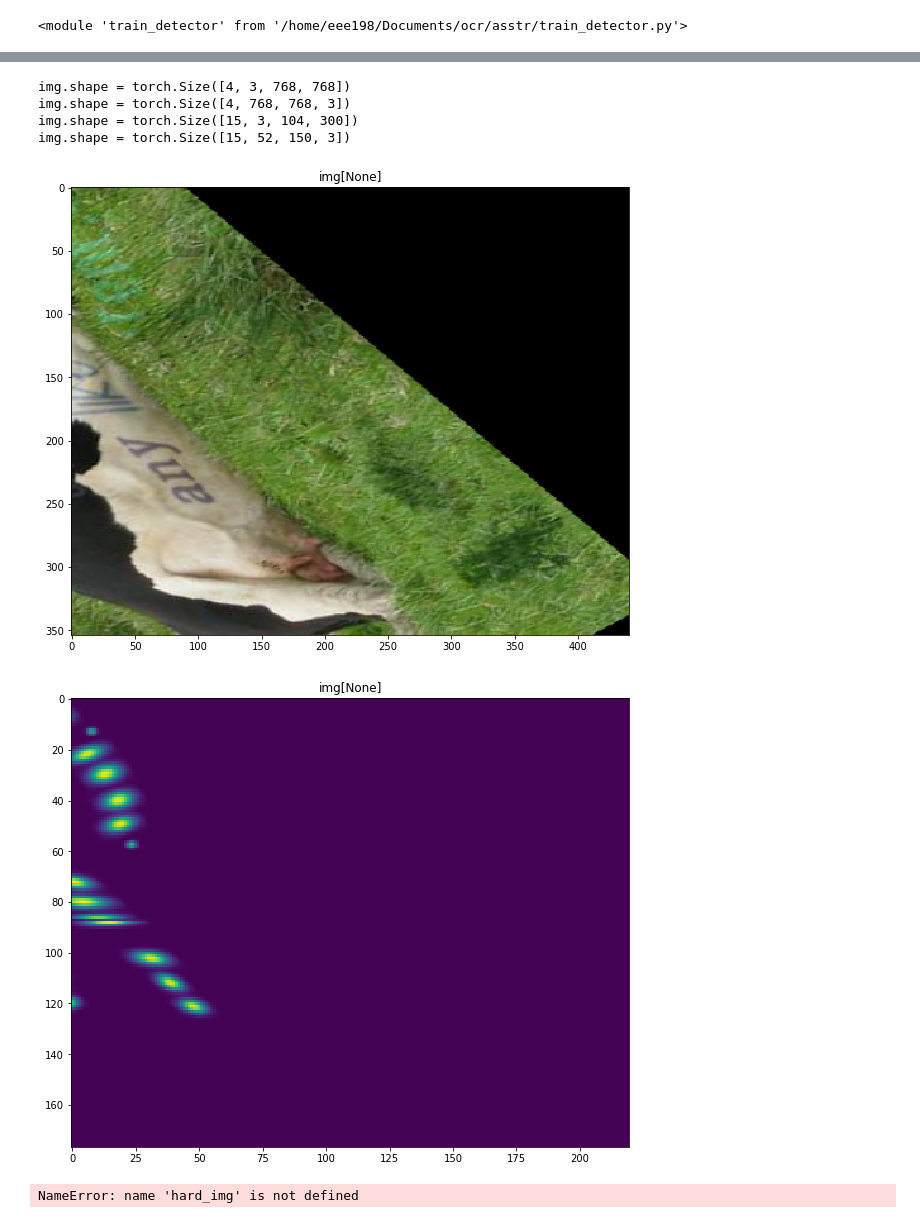
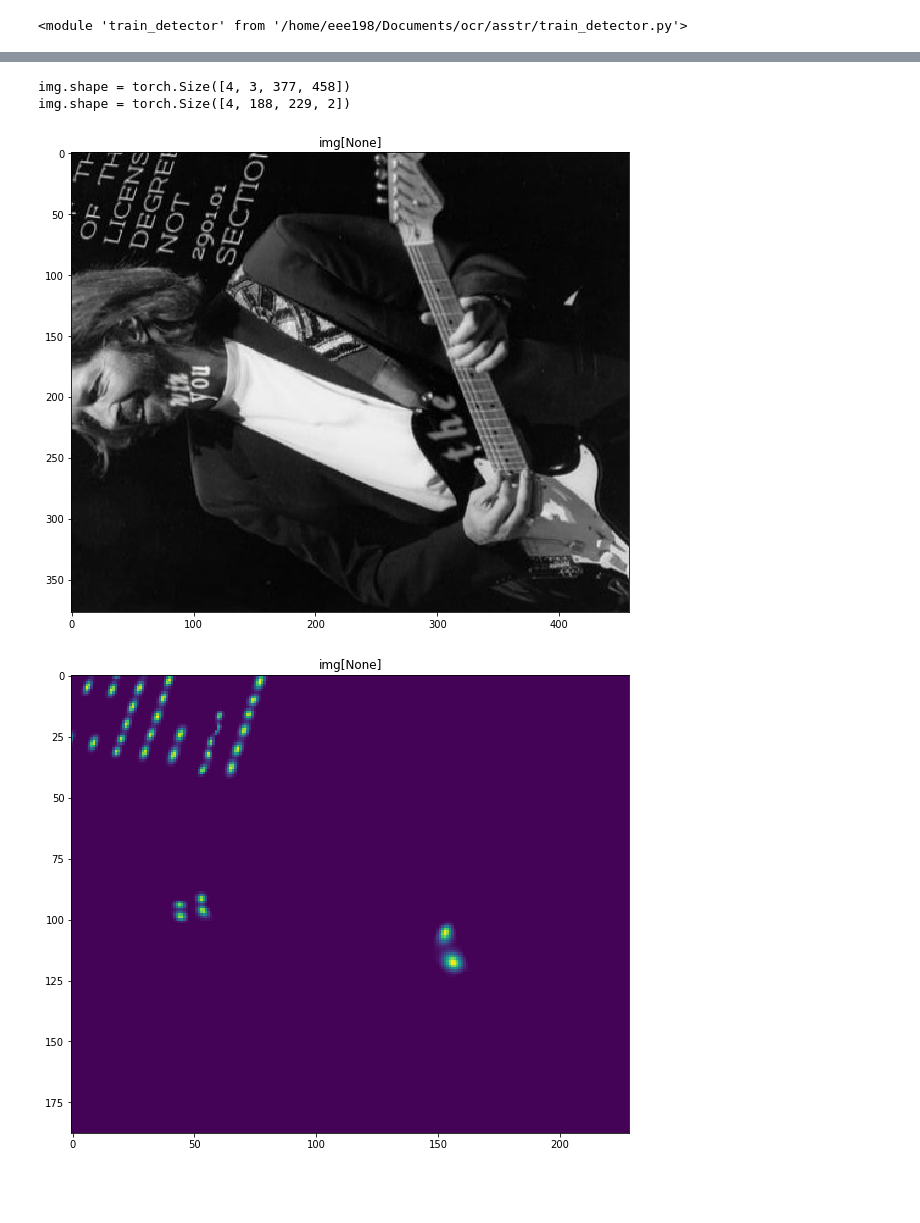
Before and after one commit to aerjayc/asstr, a Jupyter notebook: train_detector.ipynb, the cells around one changed output, grey strips where cells are left out. Drawn from its saved outputs; the diff is of its cells as text; code cells hidden in the pictures; blank space fills up the shorter version.

```diff
--- a/train_detector.ipynb
+++ b/train_detector.ipynb
@@ -68,12 +65,0 @@ retval = train_detector.train_loop(dataloader, model, criterion, optimizer,
-# %%
-for img,gt in dataloader:
-    print(f"img.shape = {img.shape}")
-    print(f"gt.shape = {gt.shape}")
-#     print(f"hard_img.shape = {hard_img.shape}")
-#     print(f"hard_gt.shape = {hard_gt.shape}")
-    break
-
-dir_maps = gt[0].permute(2,0,1)
-print(dir_maps.shape)
-print(torch.max(dir_maps[2]))
-print(torch.min(dir_maps[2]))
@@ -94,2 +65,0 @@ reload(train_detector)
-# %%
-train_detector.train_loop(dataloader, model, criterion, optimizer, weight_dir, overfit=True)
@@ -222,49 +68,42 @@ CRAFT(
 # %%
-for img, gt, hard_img, hard_gt in dataloader:
+for img, gt in dataloader:
     print(f"img.shape = {img.shape}")
     print(f"img.shape = {gt.shape}")
-    print(f"img.shape = {hard_img.shape}")
-    print(f"img.shape = {hard_gt.shape}")
     break
 # %% [output]
-img.shape = torch.Size([4, 3, 768, 768])
-img.shape = torch.Size([4, 768, 768, 3])
-img.shape = torch.Size([15, 3, 104, 300])
-img.shape = torch.Size([15, 52, 150, 3])
+img.shape = torch.Size([4, 3, 377, 458])
+img.shape = torch.Size([4, 188, 229, 2])
 # %%
 def show_samples(imgs, i=None, feature_type="img", title=None, channel=None):
     imgs = imgs.detach().cpu().numpy()
     if i == None:
         img = imgs
     else:
         img = imgs[i]
 
     if feature_type == "img":
         img = img.transpose(1,2,0)
     elif feature_type == "gt":
         pass
 
     if channel != None:
         img = img[:,:,channel]
 
     if title is None:
         title = f"img[{i}]"
 
     plt.figure(figsize=(10,10))
     plt.title(title)
     plt.imshow(img, interpolation='nearest')
 
     plt.show()
 
-i = 2
+i = 0
 show_samples(img[i])
-show_samples(gt[i], feature_type="gt", channel=0)
-show_samples(hard_img[i])
-show_samples(hard_gt[i], feature_type="gt", channel=0)
+show_samples(gt[i], feature_type="gt", channel=1)
 # %% [output]
-[figure, old version]
+[figure, new version]
-[figure, old version]
+[figure, new version]
-NameError: name 'hard_img' is not defined
 # %%
 output, _ = model(img.cuda())
 print(f"output.shape = {output.shape}")
```
Also changed, not shown: parts of 12 cells of this notebook.
